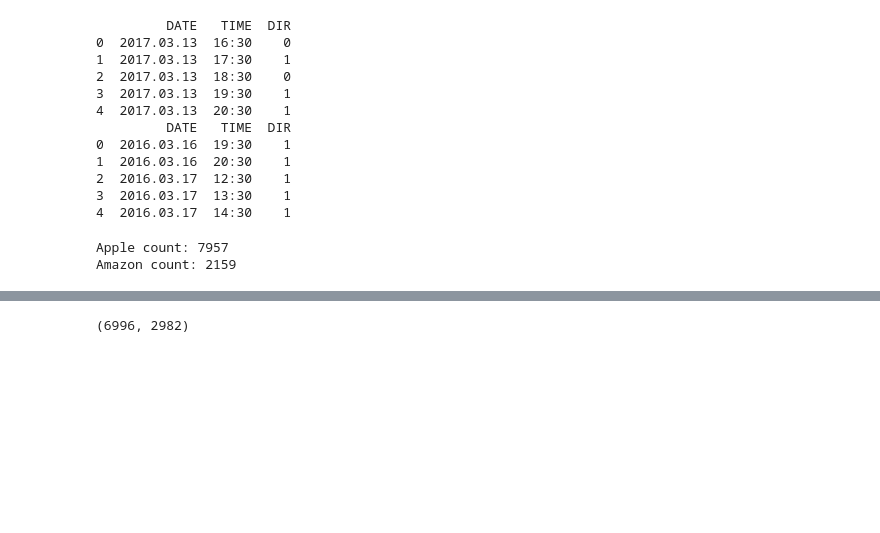
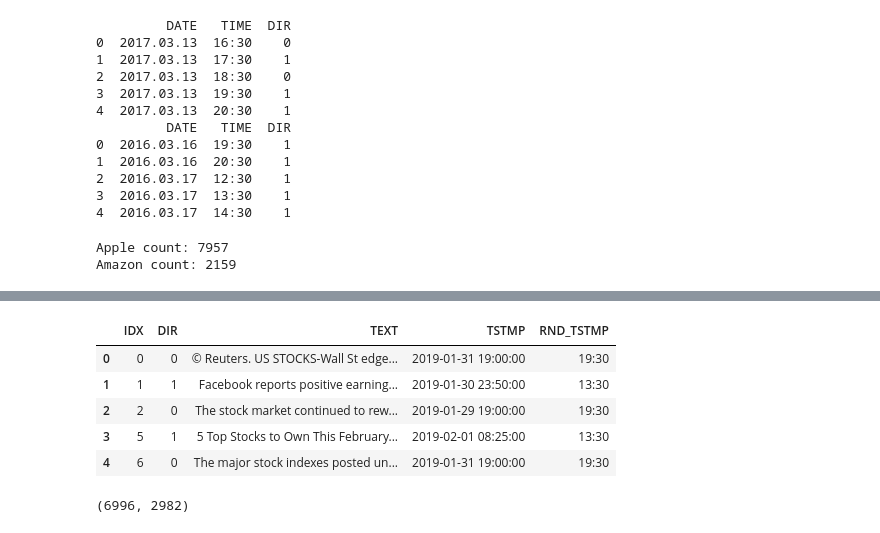
Before and after one commit to Matin-M/DTM-Predictor, a Jupyter notebook: Preprocessing/data_preprocessing.ipynb, the cells around one changed output, grey strips where cells are left out. Saved outputs shown, nothing was run; the diff lists cells and outputs as text; code cells hidden in the pictures; blank space fills up the shorter version.

```diff
--- a/Preprocessing/data_preprocessing.ipynb
+++ b/Preprocessing/data_preprocessing.ipynb
@@ -238,3 +242,12 @@ print(apple_dir.head())
+# %%
+amazon_dir.head()
+# %% [output]
+|  | IDX | DIR | TEXT | TSTMP | RND_TSTMP |
+| 0 | 0 | 0 | © Reuters. US STOCKS-Wall St edge... | 2019-01-31 19:00:00 | 19:30 |
+| 1 | 1 | 1 | Facebook reports positive earning... | 2019-01-30 23:50:00 | 13:30 |
+| 2 | 2 | 0 | The stock market continued to rew... | 2019-01-29 19:00:00 | 19:30 |
+| 3 | 5 | 1 | 5 Top Stocks to Own This February... | 2019-02-01 08:25:00 | 13:30 |
+| 4 | 6 | 0 | The major stock indexes posted un... | 2019-01-31 19:00:00 | 19:30 |
 # %%
 from sklearn.feature_extraction.text import CountVectorizer
 # 1-gram/term vectorization
```
Also changed, not shown: parts of 8 cells of this notebook.
